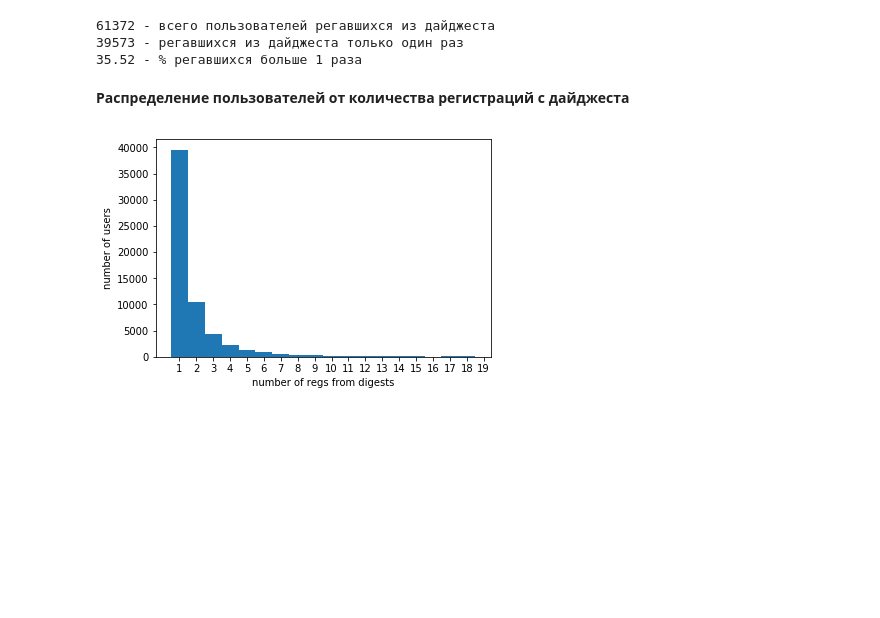
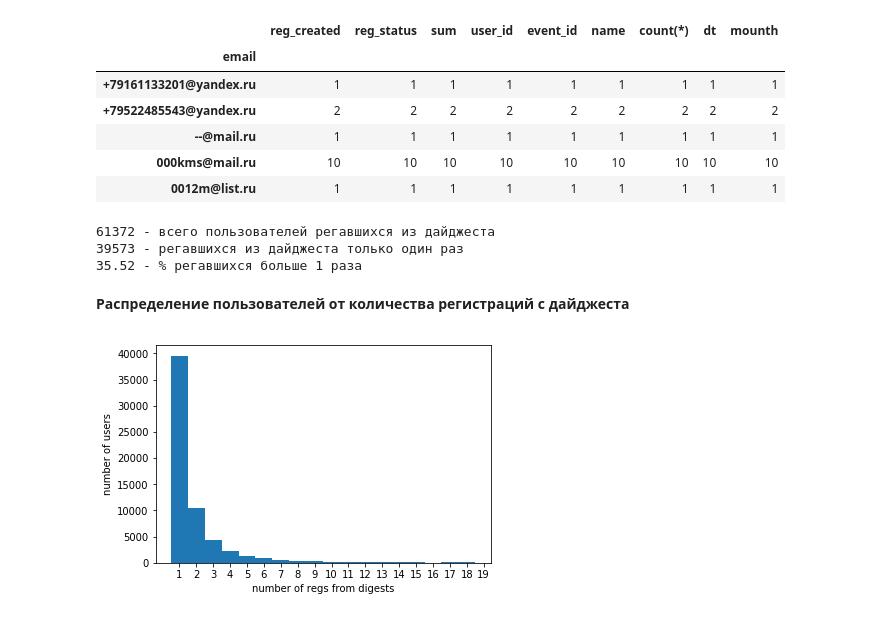
Before and after one commit to mraklay/python_templates, a Jupyter notebook: Timepad_test.ipynb, the cells around one changed output. Drawn from its saved outputs; the diff is of its cells as text; code cells hidden in the pictures; blank space fills up the shorter version.

```diff
--- a/Timepad_test.ipynb
+++ b/Timepad_test.ipynb
@@ -18,6 +21,14 @@ part1.head()
 # %%
 grouped = part1.groupby(['email']).count()
-#grouped.head()
+grouped.head()
+# %% [output]
+|  | reg_created | reg_status | sum | user_id | event_id | name | count(*) | dt | mounth |
+| email |  |  |  |  |  |  |  |  |  |
+| +79161133201@yandex.ru | 1 | 1 | 1 | 1 | 1 | 1 | 1 | 1 | 1 |
+| +79522485543@yandex.ru | 2 | 2 | 2 | 2 | 2 | 2 | 2 | 2 | 2 |
+| --@mail.ru | 1 | 1 | 1 | 1 | 1 | 1 | 1 | 1 | 1 |
+| 000kms@mail.ru | 10 | 10 | 10 | 10 | 10 | 10 | 10 | 10 | 10 |
+| 0012m@list.ru | 1 | 1 | 1 | 1 | 1 | 1 | 1 | 1 | 1 |
 # %%
 print len(grouped), '- всего пользователей регавшихся из дайджеста'
 print len(grouped.loc[grouped['event_id']== 1]), '- регавшихся из дайджеста только один раз'
```
Also changed, not shown: parts of 9 cells of this notebook.
